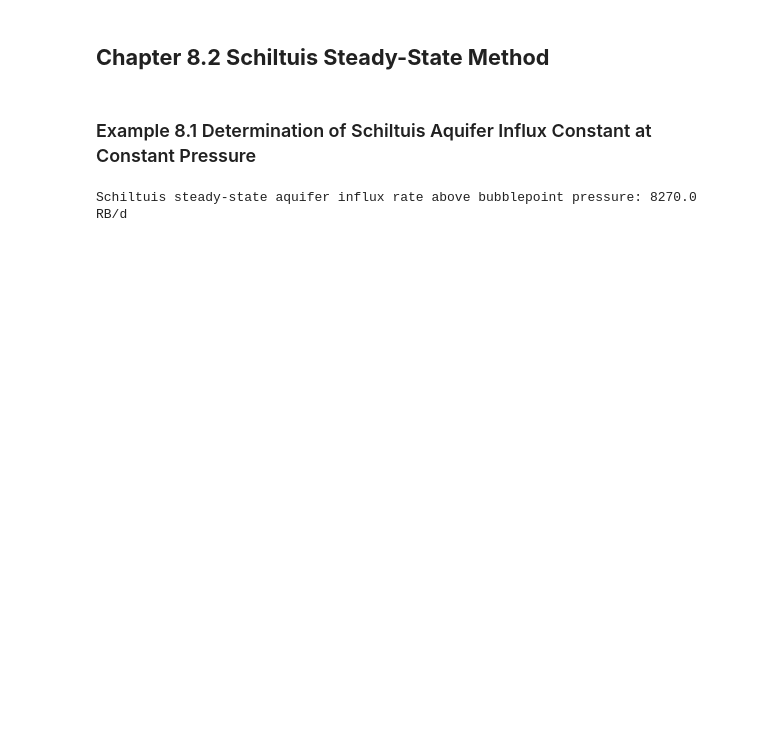
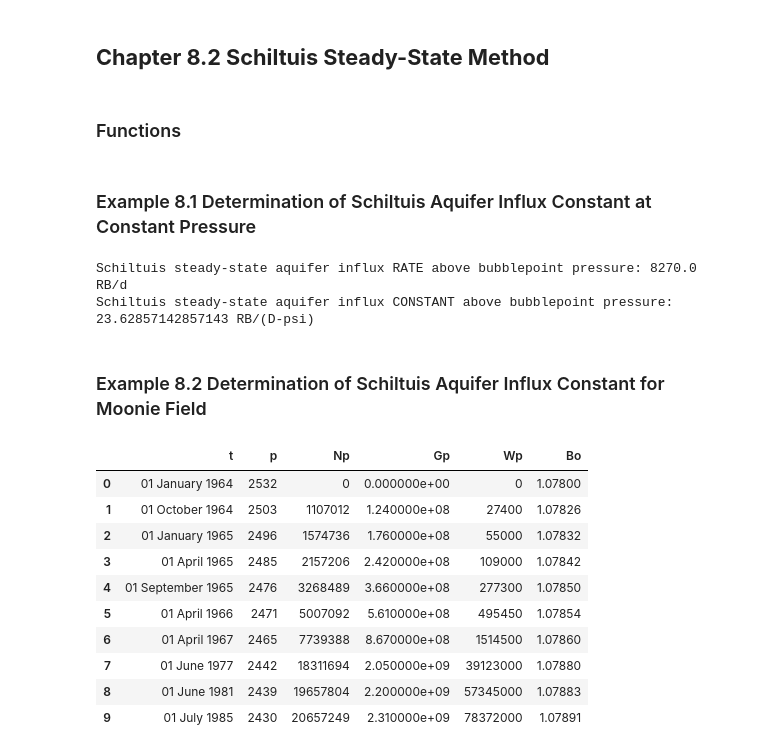
Before and after one commit to yohanesnuwara/reservoir-engineering, a Jupyter notebook: Unit 8 Aquifer Influx/notebook/8_examples.ipynb, the cells around one changed output. Saved outputs shown, nothing was run; the diff lists cells and outputs as text; code cells hidden in the pictures; blank space fills up the shorter version.

```diff
--- a/Unit 8 Aquifer Influx/notebook/8_examples.ipynb
+++ b/Unit 8 Aquifer Influx/notebook/8_examples.ipynb
@@ -20,3 +20,5 @@ Resolving deltas: 100% (291/291), done.
 # %% [markdown]
 ## **Chapter 8.2 Schiltuis Steady-State Method**
+# %% [markdown]
+### Functions
 # %%
@@ -44,7 +75,7 @@ def influx_rate_schiltuis_undersaturated(Bw, Wp_rate, Bo, Np_rate):
 # %% [markdown]
 ### Example 8.1 Determination of Schiltuis Aquifer Influx Constant at Constant Pressure
 # %%
-"Task. calculate aquifer influx rate (We_rate or dWe/dt)"
+"Task. calculate aquifer influx constant (k')"
 
 # known: pressure maintained above bubblepoint pressure
 pi = 3200 # in psia
@@ -54,7 +85,52 @@ Wp_rate = 1000 # water production rate, in STB/d
 Bo = 1.45 # oil FVF, in RB/STB
 Bw = 1.02 # water FVF, in RB/STB
 
+# calculate aquifer influx rate (We_rate or dWe/dt)
 We_rate = influx_rate_schiltuis_undersaturated(Bw, Wp_rate, Bo, Np_rate)
-print("Schiltuis steady-state aquifer influx rate above bubblepoint pressure:", We_rate, "RB/d")
+print("Schiltuis steady-state aquifer influx RATE above bubblepoint pressure:", We_rate, "RB/d")
+
+# calculate k' from Eq 8.1
+k_aqui = We_rate / (pi - p_current)
+print("Schiltuis steady-state aquifer influx CONSTANT above bubblepoint pressure:", k_aqui, "RB/(D-psi)")
 # %% [output]
-Schiltuis steady-state aquifer influx rate above bubblepoint pressure: 8270.0 RB/d
+Schiltuis steady-state aquifer influx RATE above bubblepoint pressure: 8270.0 RB/d
+Schiltuis steady-state aquifer influx CONSTANT above bubblepoint pressure: 23.62857142857143 RB/(D-psi)
+# %% [markdown]
+### Example 8.2 Determination of Schiltuis Aquifer Influx Constant for Moonie Field
+# %%
+"Task. calculate k' (aquifer-influx constant)"
+
+# known
+P_bubble = 737 # psia
+pi = 2532 # psia
+temp = 156 # in F
+# Bw = 1.02 # no information in the book, so assume similar to Problem 8.1, in RB/STB
+Nfoi = 48.75 # in MSTB (million STB)
+Boi = 1.078 # RB/STB
+cf = 4E-06 # in psi^-1
+cw = 3E-06 # in psi^-1
+swi = 0.48
+
+# conversion
+Nfoi = Nfoi * 1E+06 # convert from MSTB to STB
+
+"because pi > P_bubble, reservoir is undersaturated (above bubblepoint)"
+
+# no data on Bw, so Bw will be assumed constant: 1.02 RB/STB
+Bw = 1.02
+
+# load data and review datetime format
+data2 = pd.read_csv('/content/reservoir-engineering/Unit 8 Aquifer Influx/data/Table 8.3-Production Data Moonie Field Example 8.2.csv')
+data2
+# %% [output]
+|  | t | p | Np | Gp | Wp | Bo |
+| 0 | 01 January 1964 | 2532 | 0 | 0.000000e+00 | 0 | 1.07800 |
+| 1 | 01 October 1964 | 2503 | 1107012 | 1.240000e+08 | 27400 | 1.07826 |
+| 2 | 01 January 1965 | 2496 | 1574736 | 1.760000e+08 | 55000 | 1.07832 |
+| 3 | 01 April 1965 | 2485 | 2157206 | 2.420000e+08 | 109000 | 1.07842 |
+| 4 | 01 September 1965 | 2476 | 3268489 | 3.660000e+08 | 277300 | 1.07850 |
+| 5 | 01 April 1966 | 2471 | 5007092 | 5.610000e+08 | 495450 | 1.07854 |
+| 6 | 01 April 1967 | 2465 | 7739388 | 8.670000e+08 | 1514500 | 1.07860 |
+| 7 | 01 June 1977 | 2442 | 18311694 | 2.050000e+09 | 39123000 | 1.07880 |
+| 8 | 01 June 1981 | 2439 | 19657804 | 2.200000e+09 | 57345000 | 1.07883 |
+| 9 | 01 July 1985 | 2430 | 20657249 | 2.310000e+09 | 78372000 | 1.07891 |
```
Also changed, not shown: parts of 17 cells of this notebook.
